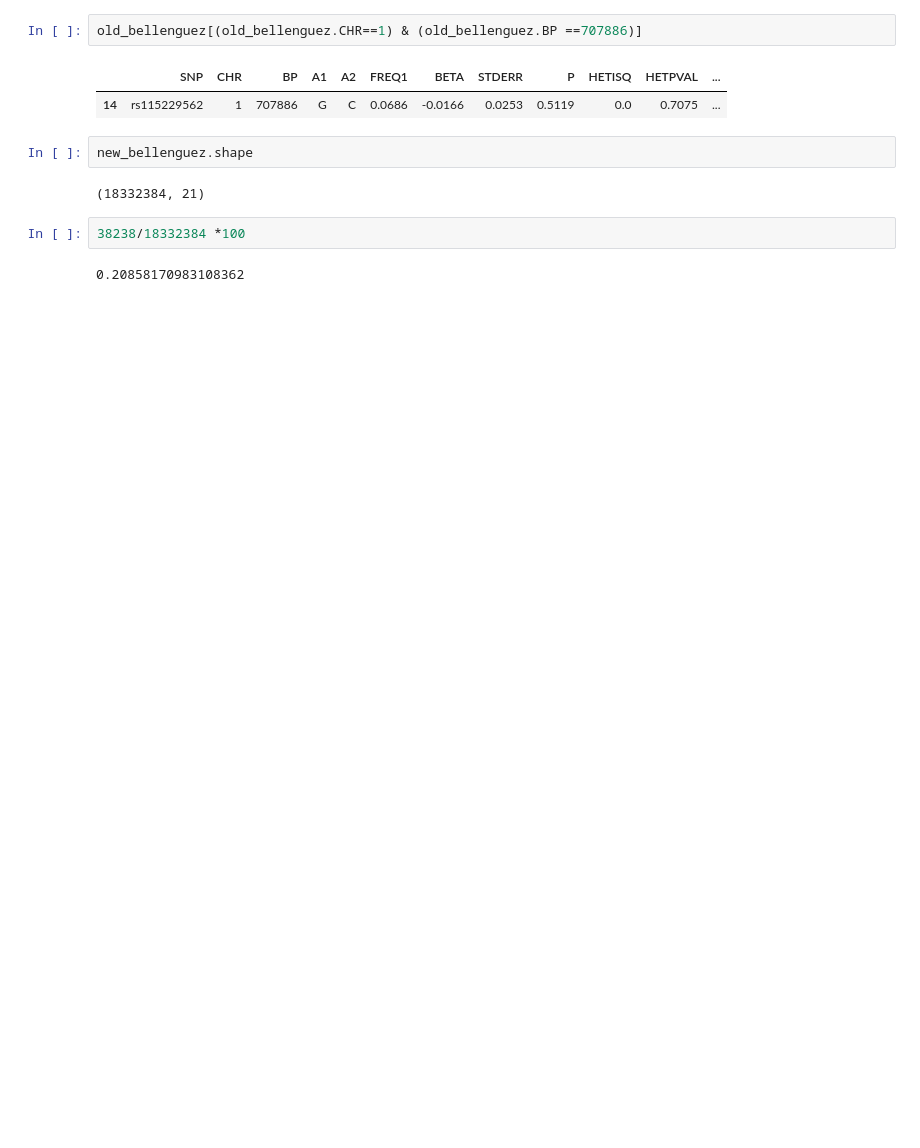
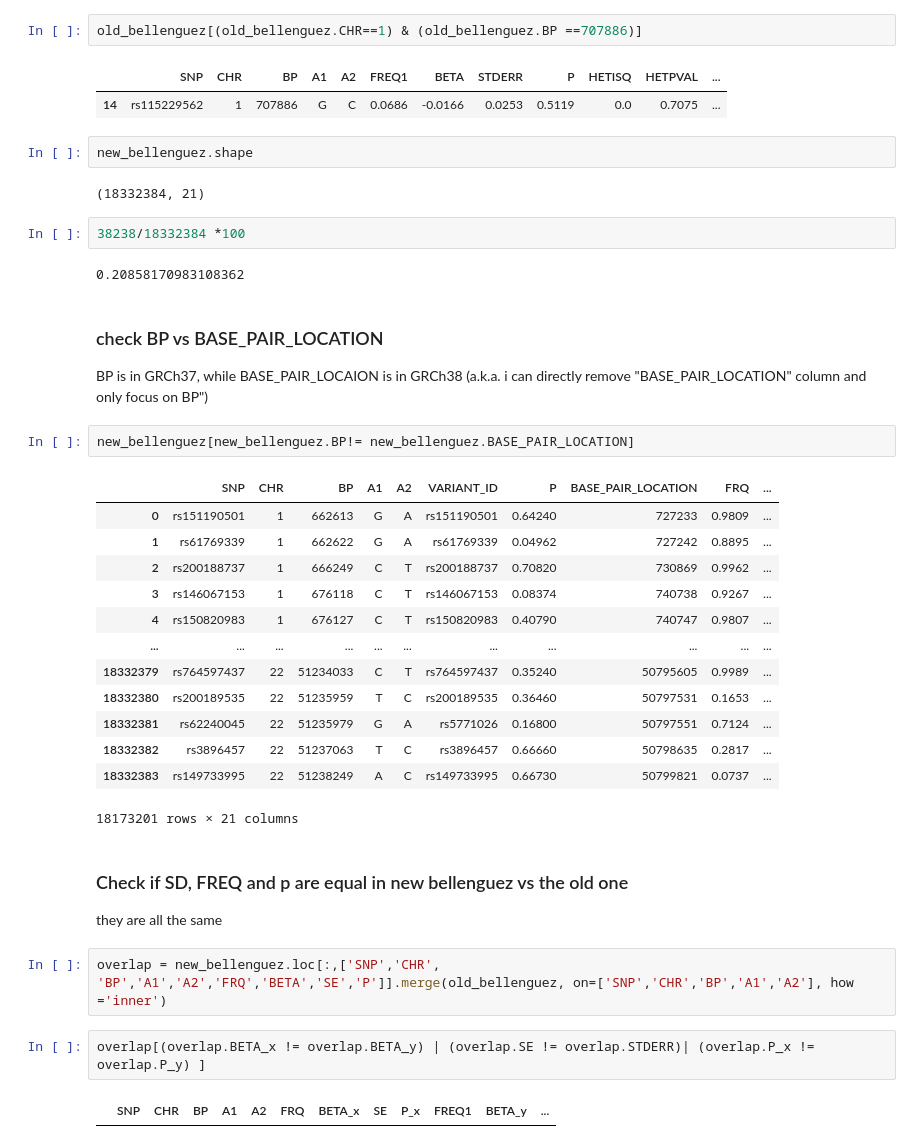
Before and after one commit to teresa-sansan/ADSP_polyfun, a Jupyter notebook: analysis/bellenguez_new_old.ipynb, the cells around one changed output. Saved outputs shown, nothing was run; the diff lists cells and outputs as text; blank space fills up the shorter version.

```diff
--- a/analysis/bellenguez_new_old.ipynb
+++ b/analysis/bellenguez_new_old.ipynb
@@ -74,3 +85,31 @@ new_bellenguez.shape
 38238/18332384 *100
 # %% [output]
 0.20858170983108362
+# %% [markdown]
+### check BP vs BASE_PAIR_LOCATION
+BP is in GRCh37, while BASE_PAIR_LOCAION is in GRCh38 (a.k.a. i can directly remove "BASE_PAIR_LOCATION" column and only focus on BP")
+# %%
+new_bellenguez[new_bellenguez.BP!= new_bellenguez.BASE_PAIR_LOCATION]
+# %% [output]
+|  | SNP | CHR | BP | A1 | A2 | VARIANT_ID | P | BASE_PAIR_LOCATION | FRQ | ... |
+| 0 | rs151190501 | 1 | 662613 | G | A | rs151190501 | 0.64240 | 727233 | 0.9809 | ... |
+| 1 | rs61769339 | 1 | 662622 | G | A | rs61769339 | 0.04962 | 727242 | 0.8895 | ... |
+| 2 | rs200188737 | 1 | 666249 | C | T | rs200188737 | 0.70820 | 730869 | 0.9962 | ... |
+| 3 | rs146067153 | 1 | 676118 | C | T | rs146067153 | 0.08374 | 740738 | 0.9267 | ... |
+| 4 | rs150820983 | 1 | 676127 | C | T | rs150820983 | 0.40790 | 740747 | 0.9807 | ... |
+| ... | ... | ... | ... | ... | ... | ... | ... | ... | ... | ... |
+| 18332379 | rs764597437 | 22 | 51234033 | C | T | rs764597437 | 0.35240 | 50795605 | 0.9989 | ... |
+| 18332380 | rs200189535 | 22 | 51235959 | T | C | rs200189535 | 0.36460 | 50797531 | 0.1653 | ... |
+| 18332381 | rs62240045 | 22 | 51235979 | G | A | rs5771026 | 0.16800 | 50797551 | 0.7124 | ... |
+| 18332382 | rs3896457 | 22 | 51237063 | T | C | rs3896457 | 0.66660 | 50798635 | 0.2817 | ... |
+| 18332383 | rs149733995 | 22 | 51238249 | A | C | rs149733995 | 0.66730 | 50799821 | 0.0737 | ... |
+18173201 rows × 21 columns
+# %% [markdown]
+### Check if SD, FREQ and p are equal in new bellenguez vs the old one
+ they are all the same
+# %%
+overlap = new_bellenguez.loc[:,['SNP','CHR', 'BP','A1','A2','FRQ','BETA','SE','P']].merge(old_bellenguez, on=['SNP','CHR','BP','A1','A2'], how ='inner')
+# %%
+overlap[(overlap.BETA_x != overlap.BETA_y) | (overlap.SE != overlap.STDERR)| (overlap.P_x != overlap.P_y) ]
+# %% [output]
+|  | SNP | CHR | BP | A1 | A2 | FRQ | BETA_x | SE | P_x | FREQ1 | BETA_y | ... |
```
Also changed, not shown: parts of 21 cells of this notebook.
